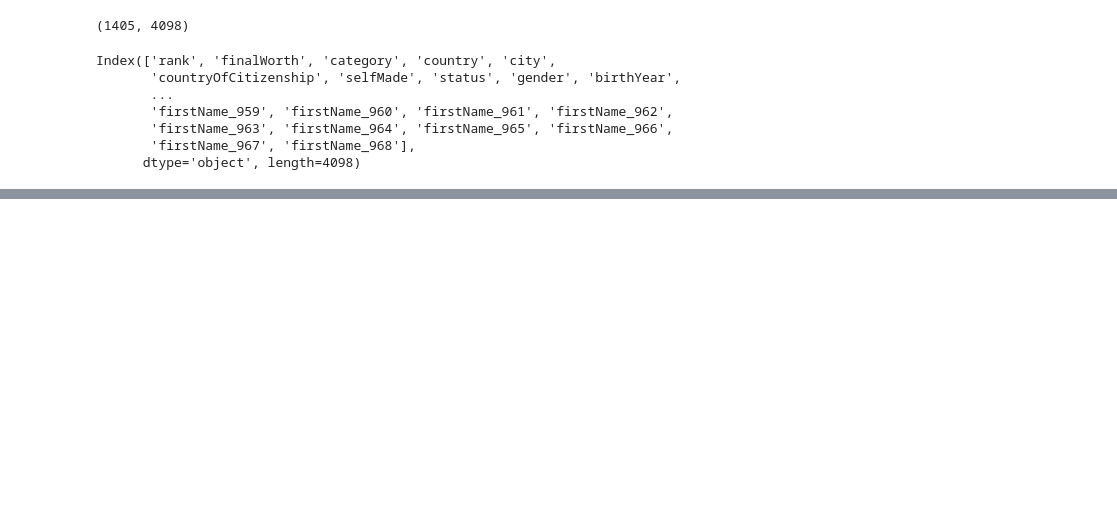
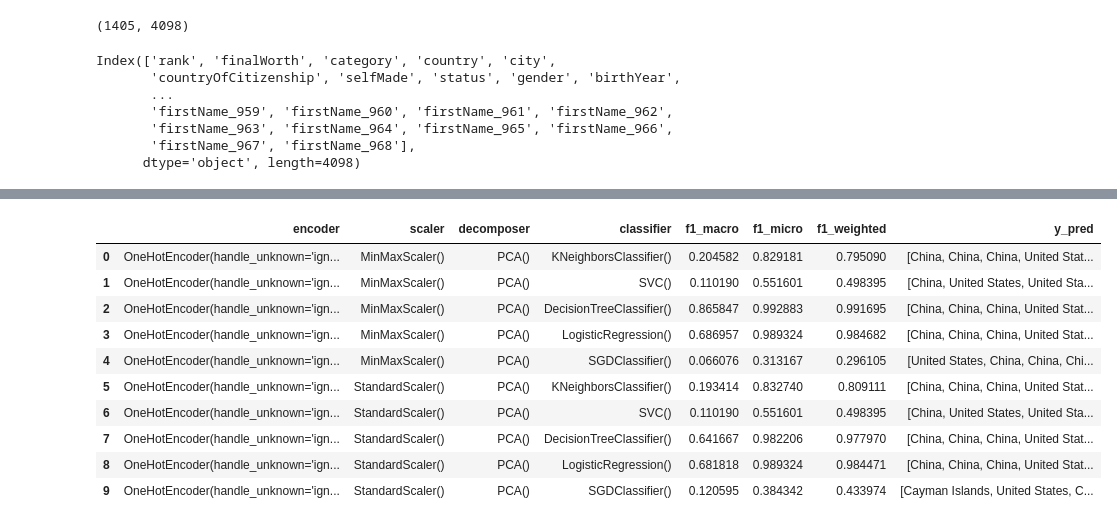
Before and after one commit to ShadowrunnerLeon/ML-Notebooks, a Jupyter notebook: billion.ipynb, the cells around one changed output, grey strips where cells are left out. Cells and saved outputs as stored; diff of their text form; code cells hidden in the pictures; blank space fills up the shorter version.

Commit message:
add results

```diff
--- a/billion.ipynb
+++ b/billion.ipynb
@@ -569,7 +569,7 @@ dtypes: float64(13), int64(4), object(10)
 memory usage: 296.5+ KB
 # %%
 from sklearn.compose import ColumnTransformer
-from sklearn.preprocessing import OneHotEncoder, MinMaxScaler, StandardScaler
+from sklearn.preprocessing import OneHotEncoder, OrdinalEncoder, MinMaxScaler, StandardScaler
 from sklearn.feature_extraction.text import TfidfVectorizer, CountVectorizer
 from sklearn.neighbors import KNeighborsClassifier
 from sklearn import svm, tree
@@ -586,7 +586,7 @@ from sklearn.ensemble import RandomForestClassifier
 
 
 
-def getPipeline(_encoder = OneHotEncoder(),
+def getPipeline(_encoder = OneHotEncoder(handle_unknown='ignore'),
                 _scaler = MinMaxScaler(),
                 _decomposer = PCA(),
                 _classificator = KNeighborsClassifier()):
@@ -603,12 +603,12 @@ def getPipeline(_encoder = OneHotEncoder(),
 
     return pipe
 # %%
-encoders = [OneHotEncoder()]
+encoders = [OneHotEncoder(handle_unknown='ignore')]
 scalers = [MinMaxScaler(), StandardScaler()]
-decomposers = [PCA(), TSNE()]
+decomposers = [PCA()]
 
 simple_classifiers = [KNeighborsClassifier(), svm.SVC(), tree.DecisionTreeClassifier(),
-                  LogisticRegression(), SGDClassifier(), GaussianNB()]
+                  LogisticRegression(), SGDClassifier()]
 
 ensemble_classifiers = [ctb.CatBoostClassifier(), xgb.XGBClassifier(),
                   RandomForestClassifier()]
@@ -697,7 +697,7 @@ from sklearn.metrics import f1_score
 
 results = []
 for [encoder, scaler, decomposer, classifier] in simple_classifeir_combos:
-    x_train, y_train, x_test, y_test = train_test_split(X, Y, test_size=0.2, random_state=42)
+    x_train, x_test, y_train, y_test = train_test_split(X, Y, test_size=0.2, random_state=42)
     pipe = getPipeline(encoder, scaler, decomposer, classifier)
     pipe.fit(x_train, y_train)
     y_pred = pipe.predict(x_test)
@@ -722,0 +738,16 @@ ValueError: Found input variables with inconsistent numbers of samples: [1124, 2
+# %%
+metrics = pd.DataFrame(results)
+# %%
+metrics
+# %% [output]
+|  | encoder | scaler | decomposer | classifier | f1_macro | f1_micro | f1_weighted | y_pred |
+| 0 | OneHotEncoder(handle_unknown='ign... | MinMaxScaler() | PCA() | KNeighborsClassifier() | 0.204582 | 0.829181 | 0.795090 | [China, China, China, United Stat... |
+| 1 | OneHotEncoder(handle_unknown='ign... | MinMaxScaler() | PCA() | SVC() | 0.110190 | 0.551601 | 0.498395 | [China, United States, United Sta... |
+| 2 | OneHotEncoder(handle_unknown='ign... | MinMaxScaler() | PCA() | DecisionTreeClassifier() | 0.865847 | 0.992883 | 0.991695 | [China, China, China, United Stat... |
+| 3 | OneHotEncoder(handle_unknown='ign... | MinMaxScaler() | PCA() | LogisticRegression() | 0.686957 | 0.989324 | 0.984682 | [China, China, China, United Stat... |
+| 4 | OneHotEncoder(handle_unknown='ign... | MinMaxScaler() | PCA() | SGDClassifier() | 0.066076 | 0.313167 | 0.296105 | [United States, China, China, Chi... |
+| 5 | OneHotEncoder(handle_unknown='ign... | StandardScaler() | PCA() | KNeighborsClassifier() | 0.193414 | 0.832740 | 0.809111 | [China, China, China, United Stat... |
+| 6 | OneHotEncoder(handle_unknown='ign... | StandardScaler() | PCA() | SVC() | 0.110190 | 0.551601 | 0.498395 | [China, United States, United Sta... |
+| 7 | OneHotEncoder(handle_unknown='ign... | StandardScaler() | PCA() | DecisionTreeClassifier() | 0.641667 | 0.982206 | 0.977970 | [China, China, China, United Stat... |
+| 8 | OneHotEncoder(handle_unknown='ign... | StandardScaler() | PCA() | LogisticRegression() | 0.681818 | 0.989324 | 0.984471 | [China, China, China, United Stat... |
+| 9 | OneHotEncoder(handle_unknown='ign... | StandardScaler() | PCA() | SGDClassifier() | 0.120595 | 0.384342 | 0.433974 | [Cayman Islands, United States, C... |
```
Also changed, not shown: parts of 3 cells of this notebook.
